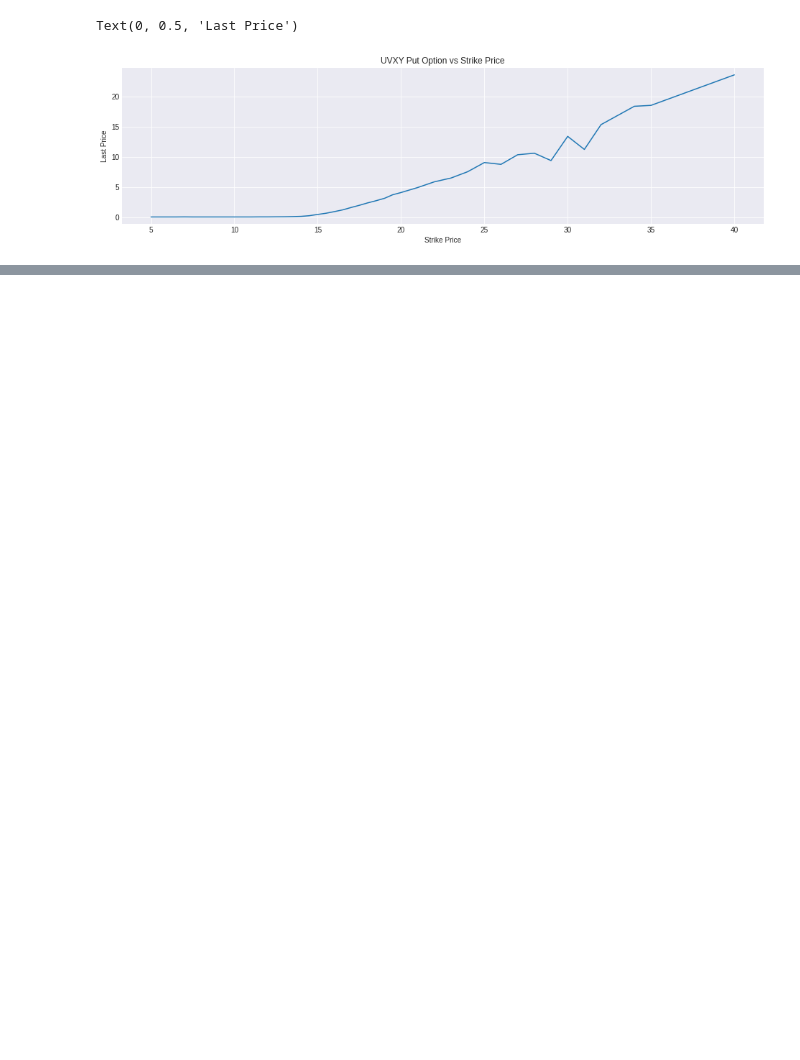
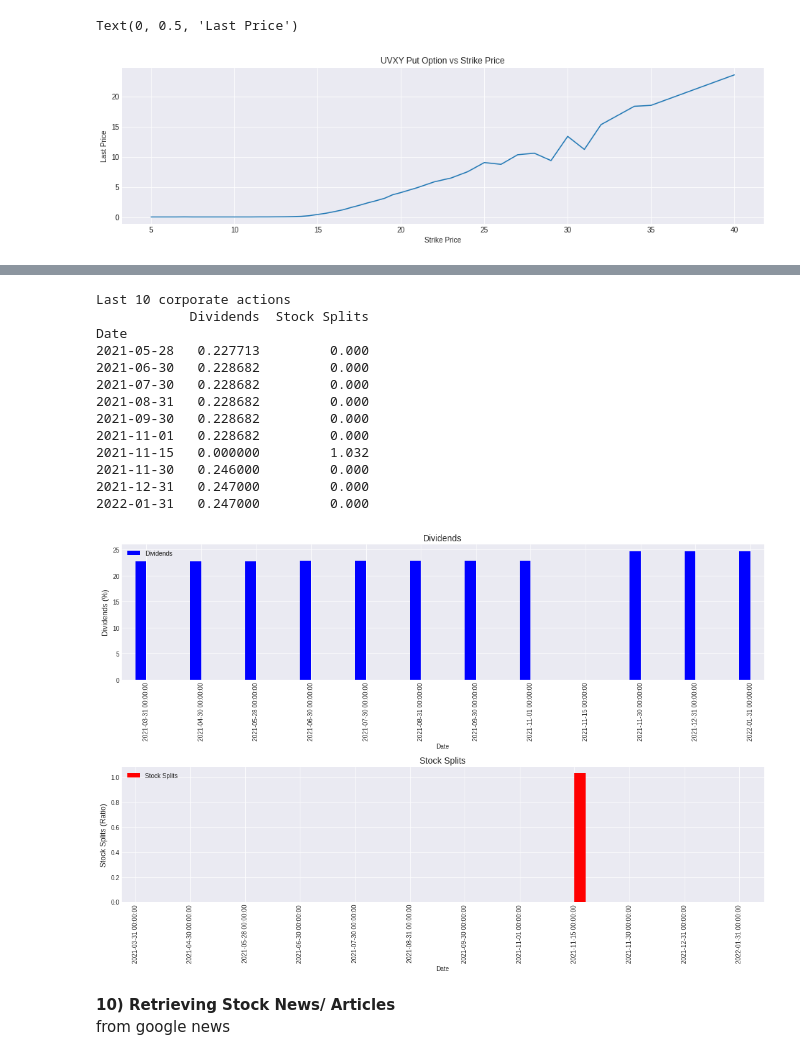
Before and after one commit to jade-lam/Stock-Portfolio, a Jupyter notebook: Quant Codes - For Stock Analysis.ipynb, the cells around one changed output, grey strips where cells are left out. Drawn from its saved outputs; the diff is of its cells as text; code cells hidden in the pictures; blank space fills up the shorter version.

```diff
--- a/Quant Codes - For Stock Analysis.ipynb
+++ b/Quant Codes - For Stock Analysis.ipynb
@@ -240,0 +243,4 @@ Text(0, 0.5, 'Last Price')
+# %%
+# Set object for ticker to be fetched
+realtyincome = 'O'
+stock_ticker = yf.Ticker(realtyincome)
@@ -240,0 +266,47 @@ Text(0, 0.5, 'Last Price')
+# %%
+# Corporate actions
+corporate_actions = stock_ticker.get_actions()
+
+# Print the last 10 corporate actions
+print(f"Last 10 corporate actions \n{corporate_actions.tail(10)}")
+
+# Plot the net income and revenue for the last 3 years
+data_to_plot = corporate_actions.tail(12)
+
+# Define the plot figure
+fig = plt.figure(figsize=(15, 10))
+ax1 = fig.add_subplot(211)
+ax2 = fig.add_subplot(212)
+width = 0.2
+
+# Plot the data
+(data_to_plot['Dividends'] * 100).plot(kind='bar', color='blue', ax=ax1, width=width, position=1)
+data_to_plot['Stock Splits'].plot(kind='bar', color='red', ax=ax2, width=width, position=0)
+
+# Set title and labels for the plot
+ax1.set_ylabel('Dividends (%)', fontsize=12)
+ax2.set_ylabel('Stock Splits (Ratio)', fontsize=12)
+ax1.set_title('Dividends', fontsize=14)
+ax2.set_title('Stock Splits', fontsize=14)
+ax1.legend(loc=2)
+ax2.legend(loc=2)
+plt.tight_layout()
+plt.show()
+# %% [output]
+Last 10 corporate actions
+            Dividends  Stock Splits
+Date
+2021-05-28   0.227713         0.000
+2021-06-30   0.228682         0.000
+2021-07-30   0.228682         0.000
+2021-08-31   0.228682         0.000
+2021-09-30   0.228682         0.000
+2021-11-01   0.228682         0.000
+2021-11-15   0.000000         1.032
+2021-11-30   0.246000         0.000
+2021-12-31   0.247000         0.000
+2022-01-31   0.247000         0.000
+[figure, added]
+# %% [markdown]
+**10) Retrieving Stock News/ Articles** <br>
+from google news
```
Also changed, not shown: parts of 10 cells of this notebook.
